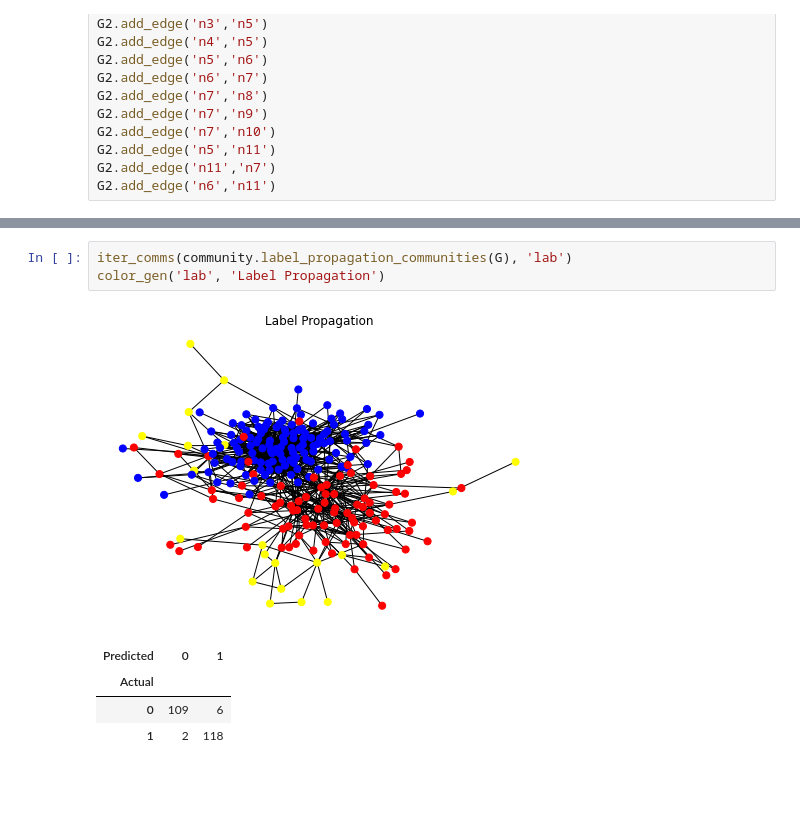
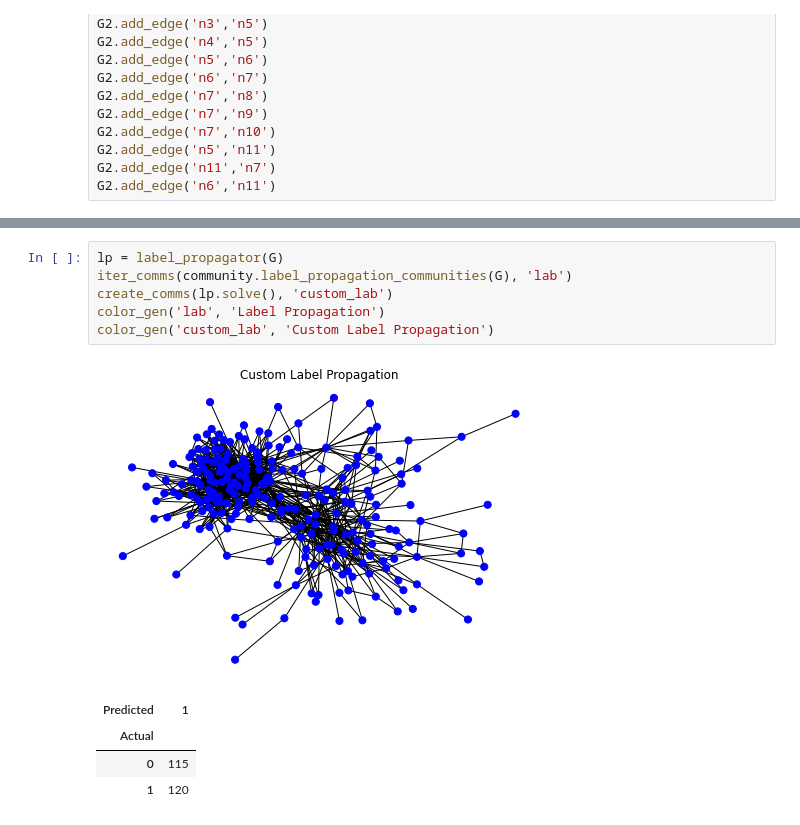
Before and after one commit to matthewbbone/philosophernet, a Jupyter notebook: commDetect.ipynb, the cells around one changed output, grey strips where cells are left out. Drawn from its saved outputs; the diff is of its cells as text; blank space fills up the shorter version.

```diff
--- a/commDetect.ipynb
+++ b/commDetect.ipynb
@@ -477,12 +516,15 @@ l388
 # %%
+lp = label_propagator(G)
 iter_comms(community.label_propagation_communities(G), 'lab')
+create_comms(lp.solve(), 'custom_lab')
 color_gen('lab', 'Label Propagation')
+color_gen('custom_lab', 'Custom Label Propagation')
 # %% [output]
-[figure, old version]
+[figure, new version]
-| Predicted | 0 | 1 |
-| Actual |  |  |
-| 0 | 109 | 6 |
-| 1 | 2 | 118 |
+| Predicted | 1 |
+| Actual |  |
+| 0 | 115 |
+| 1 | 120 |
 # %%
 iter_comms(community.asyn_fluidc(G, 2), 'aflu')
 color_gen('aflu', 'Asynchronous Fluid Communities Algorithm')
```
Also changed, not shown: parts of 9 cells of this notebook.
